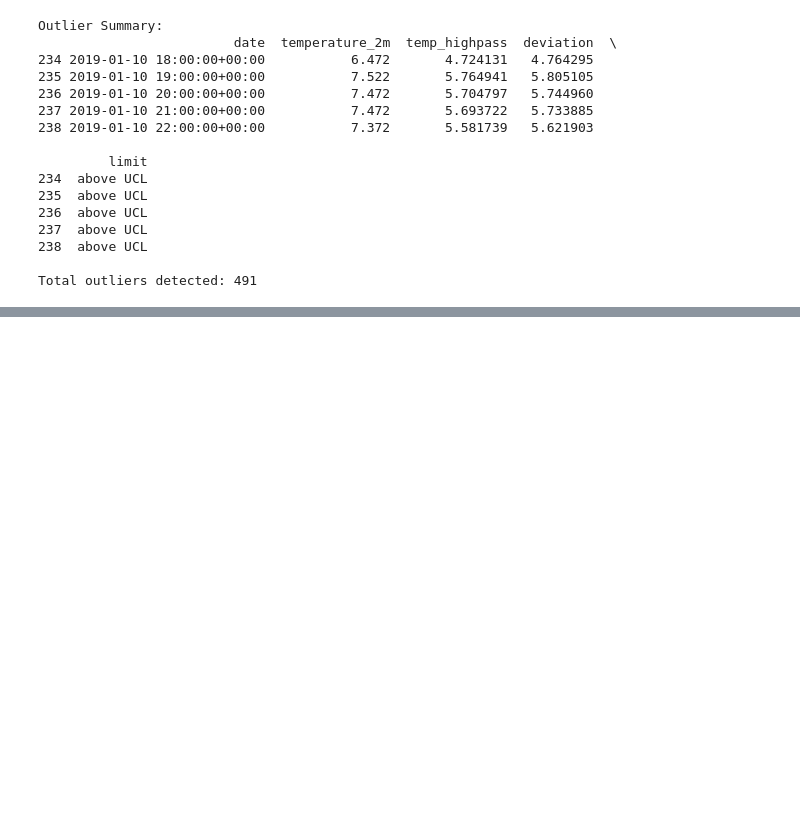
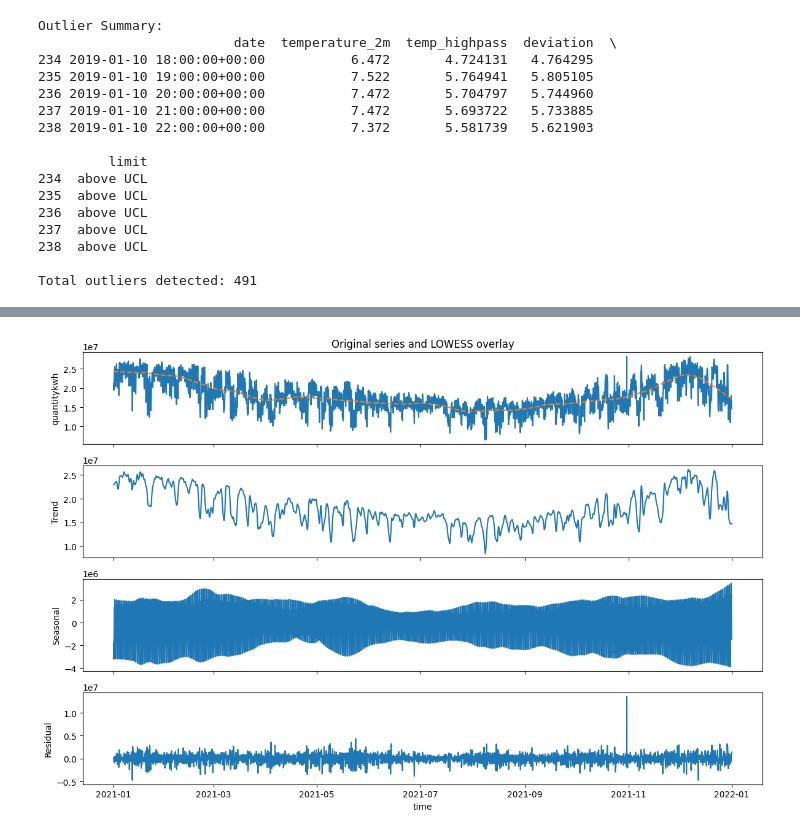
Before and after one commit to KristofferHemm/ind320, a Jupyter notebook: part3.ipynb, the cells around one changed output, grey strips where cells are left out. Cells and saved outputs as stored; diff of their text form; code cells hidden in the pictures; blank space fills up the shorter version.

```diff
--- a/part3.ipynb
+++ b/part3.ipynb
@@ -244,0 +342,21 @@ Total outliers detected: 491
+# %%
+# Start a Spark session
+spark = (
+    SparkSession.builder
+    .appName('CassandraReader')
+    .config('spark.jars.packages', 'com.datastax.spark:spark-cassandra-connector_2.12:3.4.1')
+    .config('spark.cassandra.connection.host', 'localhost')
+    .config('spark.cassandra.connection.port', '9042')
+    .getOrCreate()
+)
+# %%
+# Collect the data from the Cassandra database
+df_no = (
+    spark.read
+    .format('org.apache.spark.sql.cassandra')
+    .options(table='elhub', keyspace='my_first_keyspace')
+    .load()
+    .select('pricearea', 'productiongroup', 'starttime', 'quantitykwh')
+)
+# %%
+df_no = df_no.toPandas()
@@ -244,0 +458,6 @@ Total outliers detected: 491
+# %%
+loess_decompose_and_plot(df_no)
+plt.show()
+#fig = res.plot()
+# %% [output]
+[figure, added]
```
Also changed, not shown: parts of 13 cells of this notebook.
